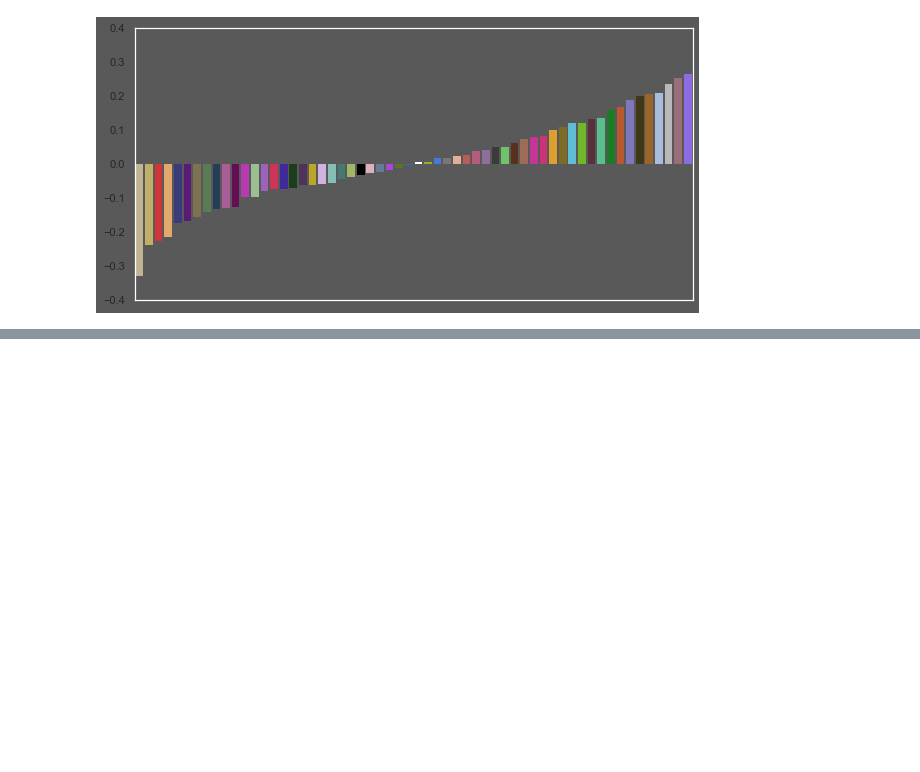
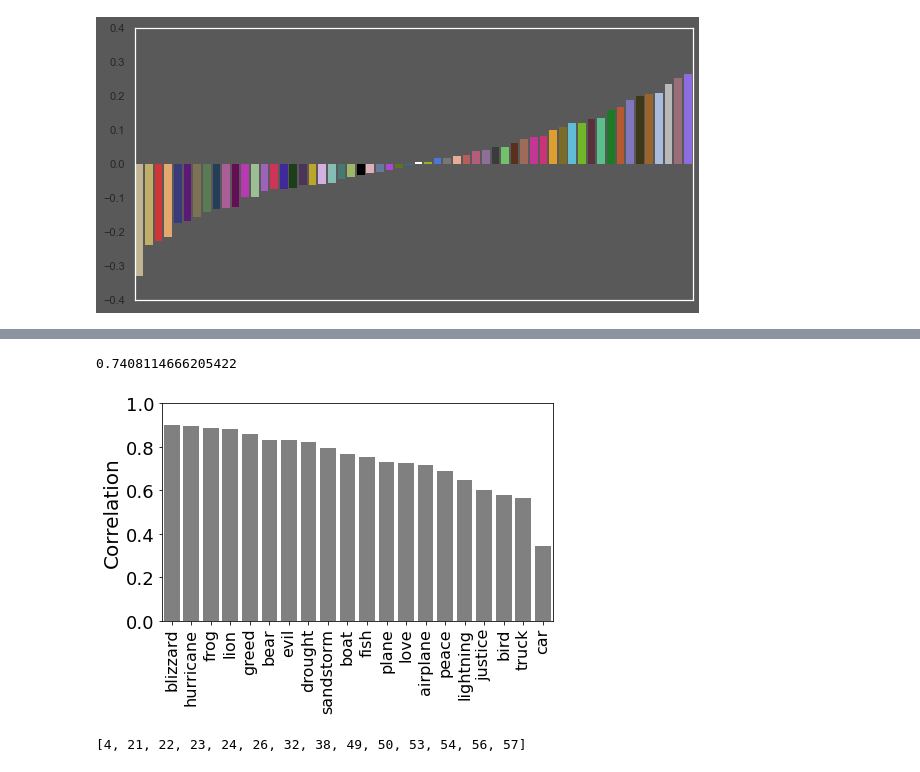
Before and after one commit to SchlossVRL/semantic_spaces, a Jupyter notebook: analysis/python/semantic_spaces_reconstruction.ipynb, the cells around one changed output, grey strips where cells are left out. Drawn from its saved outputs; the diff is of its cells as text; code cells hidden in the pictures; blank space fills up the shorter version.

```diff
--- a/analysis/python/semantic_spaces_reconstruction.ipynb
+++ b/analysis/python/semantic_spaces_reconstruction.ipynb
@@ -1069,0 +1199,4 @@ plt.show()
+# %%
+## pick colors
+
+color_inds = return_rows(ratings.iloc[:,1:]-c_means.V1.values,14)
@@ -1069,0 +1211,11 @@ plt.show()
+# %%
+color_coord_mat_gen = np.ones((7,71))
+# %%
+color_coord_mat_gen[2,:] = np.cos(0.0174533*uw71coords.H)
+color_coord_mat_gen[3,:] = np.sin(0.0174533*uw71coords.H)
+color_coord_mat_gen[4,:] = np.cos(2*0.0174533*uw71coords.H)
+color_coord_mat_gen[5,:] = np.sin(2*0.0174533*uw71coords.H)
+color_coord_mat_gen[1,:] = (uw71coords.L)
+color_coord_mat_gen[6,:] = (uw71coords.C)
+# %%
+c_means_gen =gen_df.iloc[:,1:].mean(axis=0)
@@ -1069,0 +1302,28 @@ plt.show()
+# %%
+approx_df.correlation.mean()
+# %% [output]
+0.7408114666205422
+# %%
+
+approx_df_sub = approx_df.sort_values(['correlation'],ascending=False).reset_index(drop=True)
+fig = plt.figure(figsize=(7,4))
+sns.barplot(approx_df_sub.concept, approx_df_sub.correlation, edgecolor = 'none', color='gray')
+#plt.axis('off')
+#plt.xticks([])
+plt.xticks(rotation = 90, fontsize= 16)
+plt.xlabel('')
+plt.yticks(fontsize=18)
+plt.ylabel('Correlation', fontsize=20)
+plt.ylim(0,1)
+ax = plt.gca()
+#ax.set_facecolor((0.3497,0.3497,0.3497))
+ax.set_facecolor((1,1,1))
+#plt.title(f"Reconstruction using approximations of both matrices with no holdout w {i} colors")
+# plt.savefig('concept_holdout.pdf',format ='pdf',bbox_inches='tight')
+plt.show()
+# %% [output]
+[figure, added]
+# %%
+color_inds
+# %% [output]
+[4, 21, 22, 23, 24, 26, 32, 38, 49, 50, 53, 54, 56, 57]
```
Also changed, not shown: parts of 29 cells of this notebook, 1 other file.
